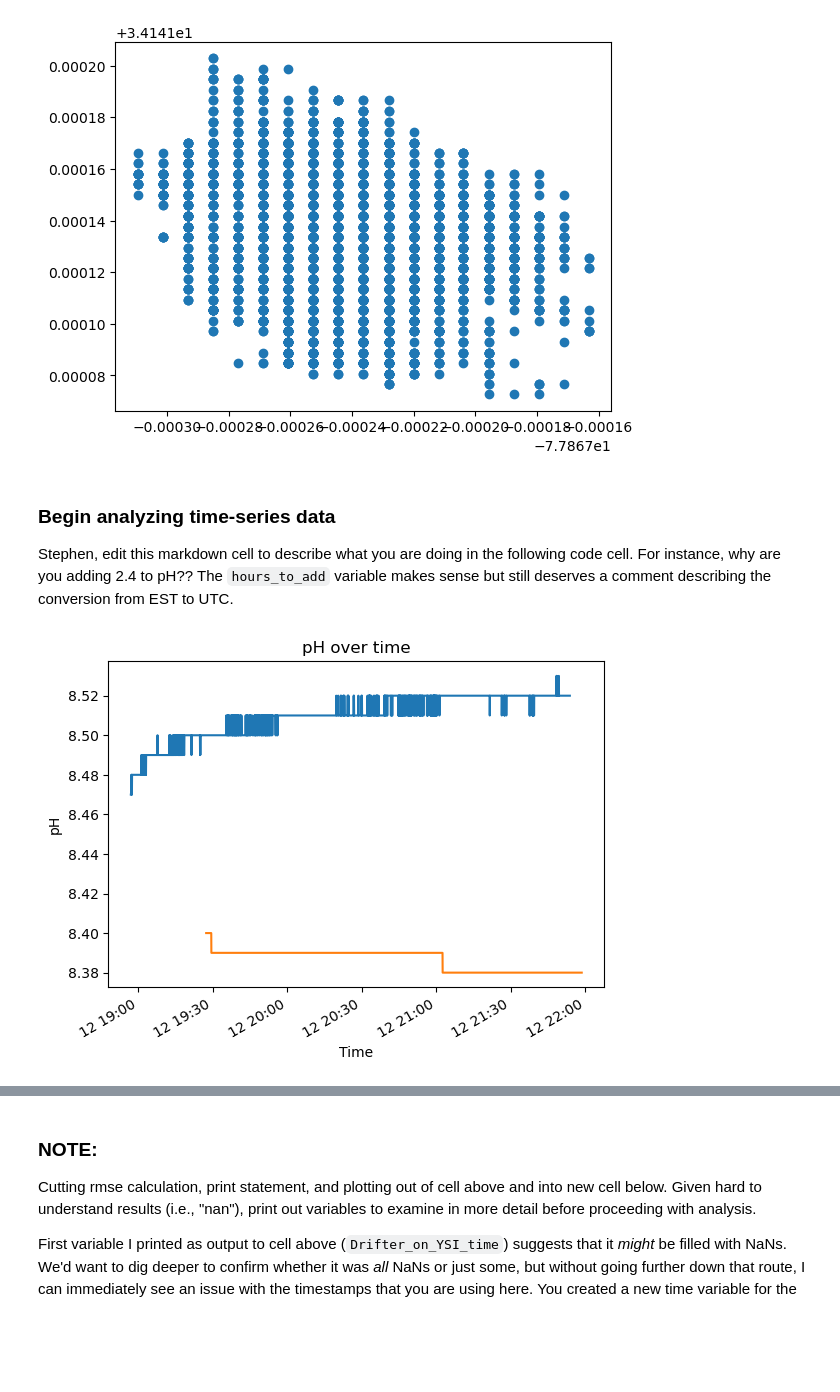
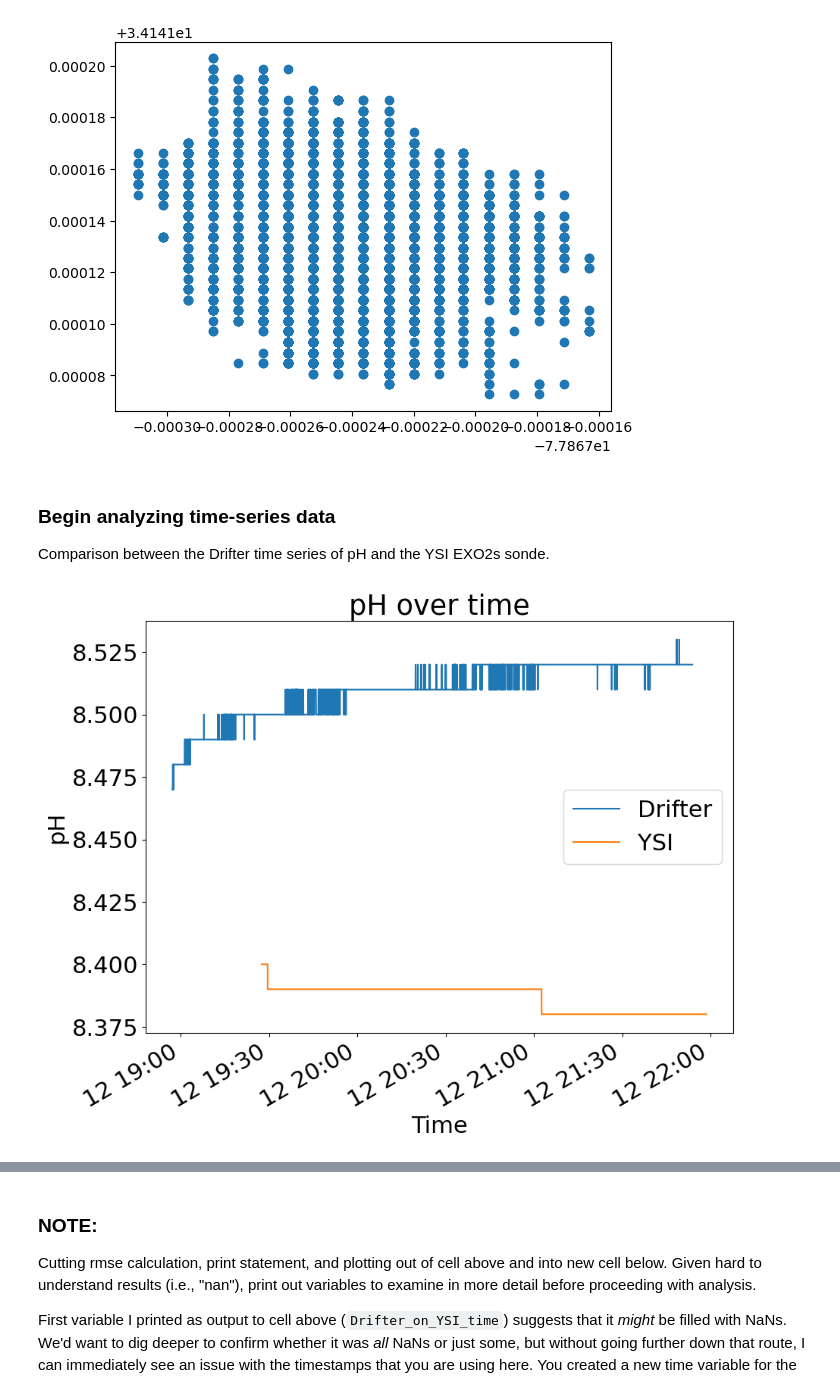
Before and after one commit to COAST-Lab/Biogeochemical-Drifter, a Jupyter notebook: Data_Analysis/Data_Analysis.ipynb, the cells around one changed output, grey strips where cells are left out. Drawn from its saved outputs; the diff is of its cells as text; code cells hidden in the pictures; blank space fills up the shorter version.

```diff
--- a/Data_Analysis/Data_Analysis.ipynb
+++ b/Data_Analysis/Data_Analysis.ipynb
@@ -192,27 +192,28 @@ plt.scatter(df.lon, df.lat)
 [figure]
 # %% [markdown]
 ### Begin analyzing time-series data
-Stephen, edit this markdown cell to describe what you are doing in the following code cell. For instance, why are you adding 2.4 to pH?? The `hours_to_add` variable makes sense but still deserves a comment describing the conversion from EST to UTC.
+Comparison between the Drifter time series of pH and the YSI EXO2s sonde.
 # %%
 time = df['time']
 ph = df['pH']
 YSItime = YSIdf['Time']
-YSIph = YSIdf['pH'] + 2.4 # PJB: Stephen, explain
-hours_to_add = 5 # PJB: Stephen, explain
+YSIph = YSIdf['pH'] + 2.4 # Adding 2.4 to bring the YSI pH reading closer to drifters since YSI pH probe was not calibrated
+hours_to_add = 5 # Adding 5 hours to convert from EST to UTC to put the YSI in "correct" time zone
 YSItime = YSItime + pd.Timedelta(hours= hours_to_add)
 
-fig, axs = plt.subplots() # PJB: explicitly create graph objects for subsequent access
+plt.rcParams.update({'font.size':22}) #font size
+fig, axs = plt.subplots(figsize = (10,8)) # PJB: explicitly create graph objects for subsequent access
 
-plt.plot(time,ph)
-plt.plot(YSItime,YSIph)
+plt.plot(time,ph, label = "Drifter")
+plt.plot(YSItime,YSIph, label = "YSI")
 plt.title('pH over time')
 plt.xlabel('Time')
 plt.ylabel('pH')
-
+axs.legend()
 fig.autofmt_xdate()
 
 # PJB: Stephen, add legend to graph
 # %% [output]
-[figure, old version]
+[figure, new version]
 # %% [markdown]
 ### Analyze and visualize dissolved oxygen
```
Also changed, not shown: parts of 8 cells of this notebook.
